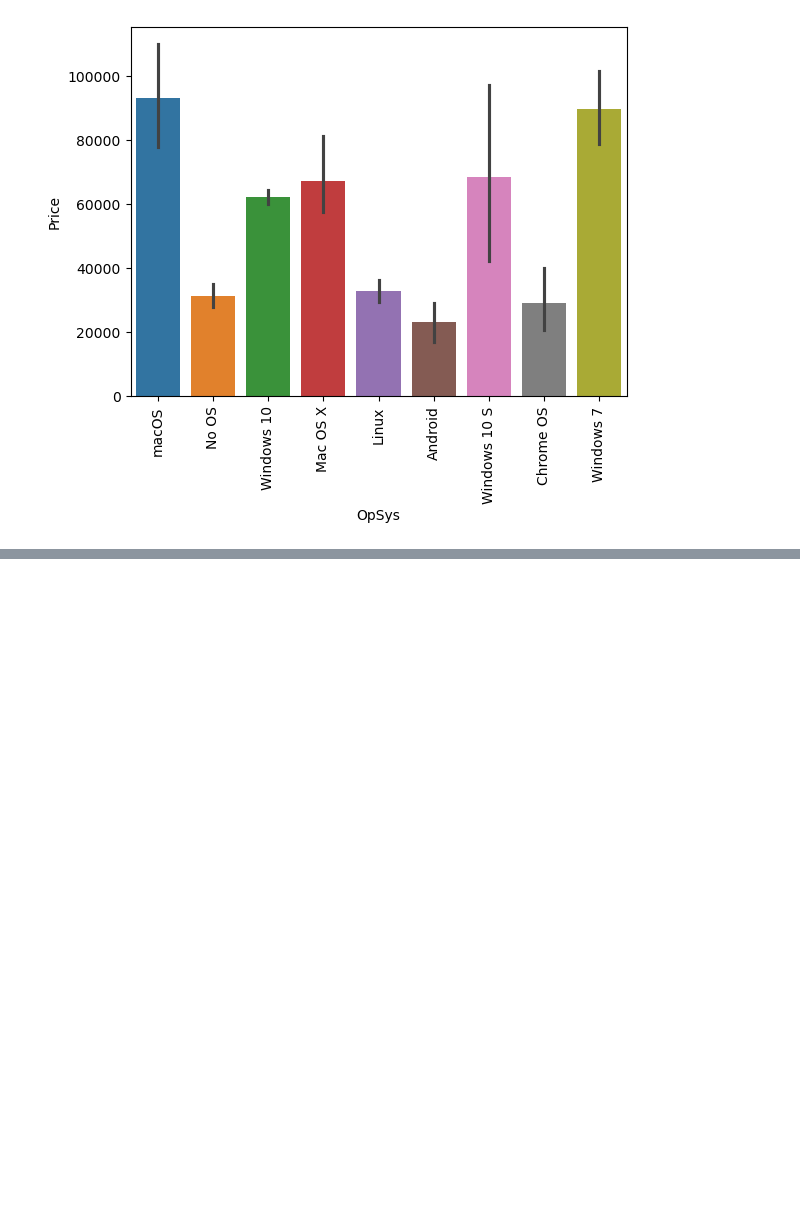
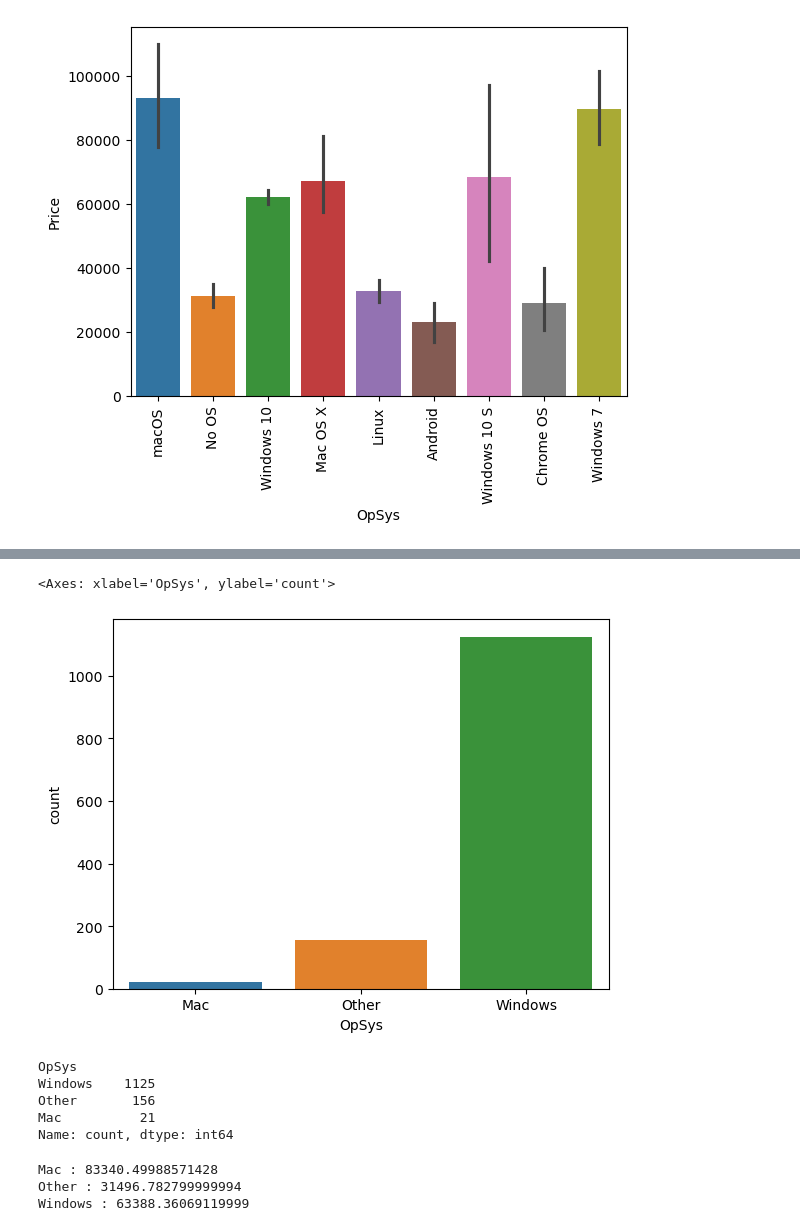
Before and after one commit to devloopcode/laptop_price_predictor, a Jupyter notebook: laptop_price_predicted.ipynb, the cells around one changed output, grey strips where cells are left out. Cells and saved outputs as stored; diff of their text form; code cells hidden in the pictures; blank space fills up the shorter version.

```diff
--- a/laptop_price_predicted.ipynb
+++ b/laptop_price_predicted.ipynb
@@ -778,0 +784,12 @@ plt.show()
+# %%
+def set_category(text):
+    if text == "Windows 10" or text == "Windows 7" or text == "Windows 10 S":
+        return "Windows"
+    elif text == "Mac OS X" or text == "macOS":
+        return "Mac"
+    else:
+        return "Other"
+
+df['OpSys'] = df['OpSys'].apply(lambda x:set_category(x))
+
+df.head()
@@ -778,0 +803,21 @@ plt.show()
+# %%
+sns.countplot(x='OpSys', data=df, hue='OpSys')
+# %% [output]
+<Axes: xlabel='OpSys', ylabel='count'>
+[figure, added]
+# %%
+df['OpSys'].value_counts()
+# %% [output]
+OpSys
+Windows    1125
+Other       156
+Mac          21
+Name: count, dtype: int64
+# %%
+opsys_cat = df['OpSys'].unique()
+for op in opsys_cat:
+    print(f"{op} : {df[df['OpSys'] == op][TARGET_COL].mean()}")
+# %% [output]
+Mac : 83340.49988571428
+Other : 31496.782799999994
+Windows : 63388.36069119999
```
Also changed, not shown: parts of 3 cells of this notebook.
